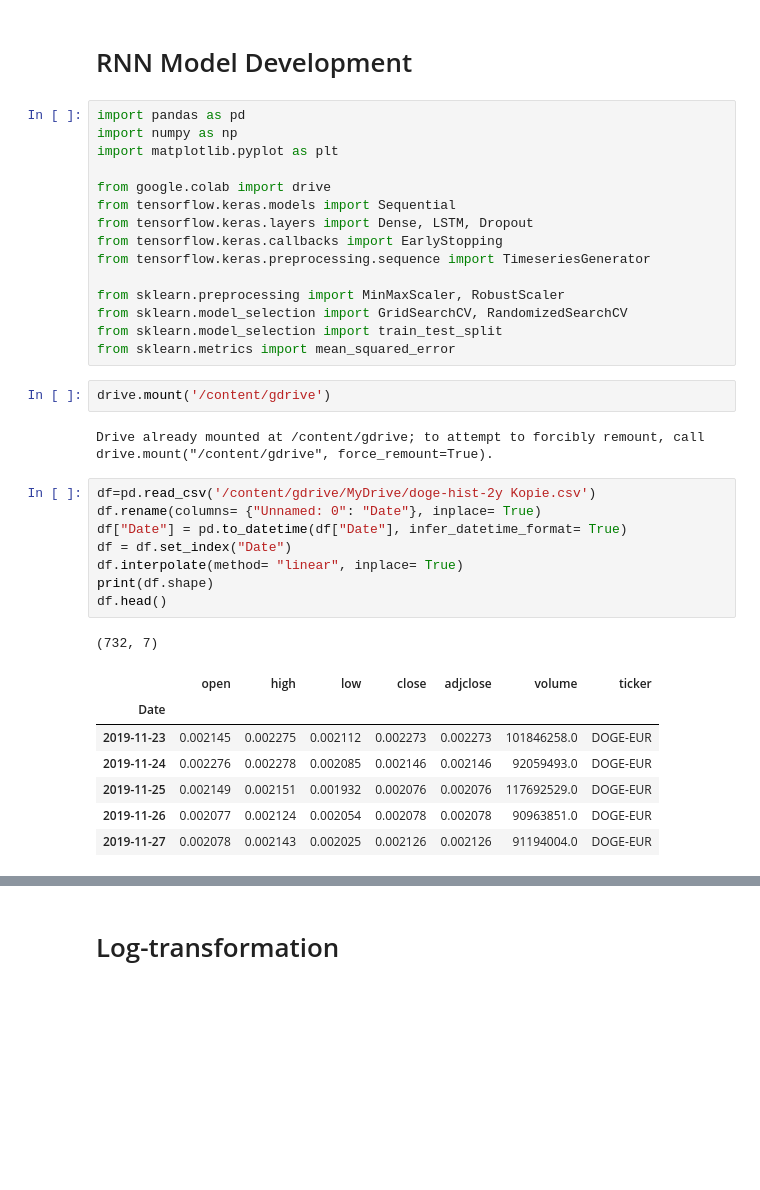
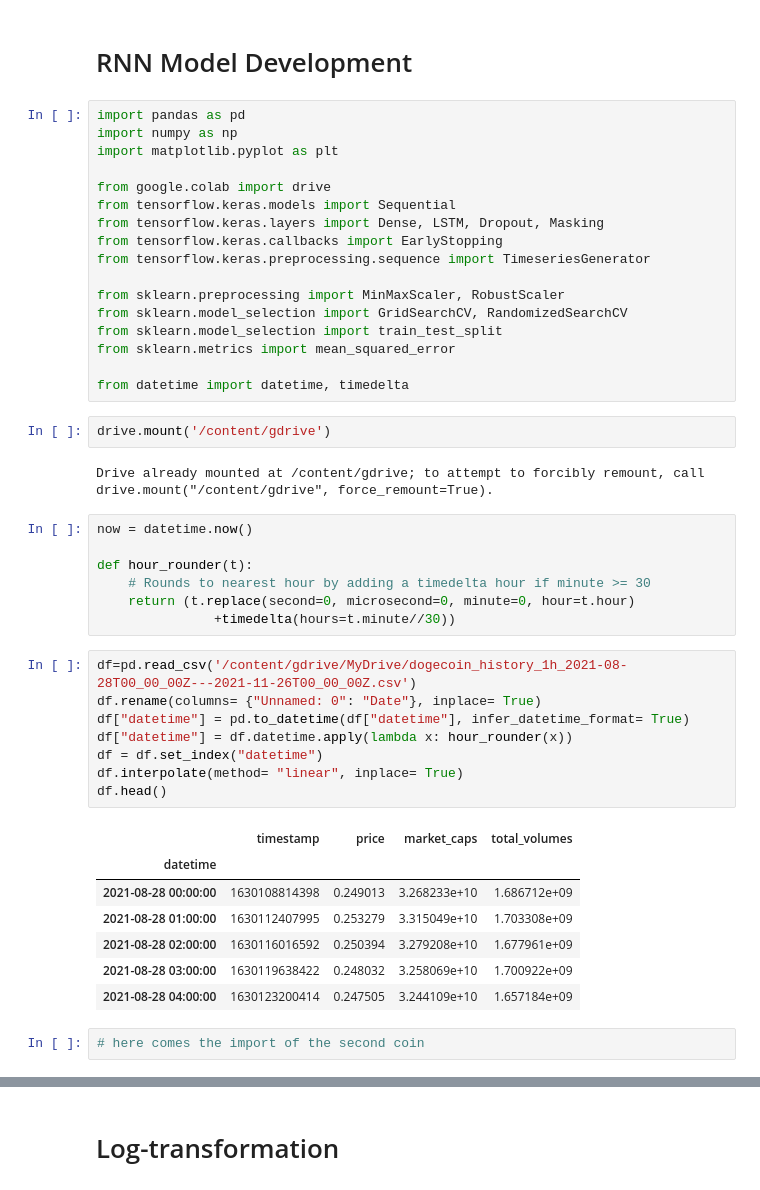
Before and after one commit to modverre/crypto_prediction, a Jupyter notebook: notebooks/RNN_Model_Env.ipynb, the cells around one changed output, grey strips where cells are left out. Cells and saved outputs as stored; diff of their text form; blank space fills up the shorter version.

```diff
--- a/notebooks/RNN_Model_Env.ipynb
+++ b/notebooks/RNN_Model_Env.ipynb
@@ -7,7 +7,7 @@ import matplotlib.pyplot as plt
 
 from google.colab import drive
 from tensorflow.keras.models import Sequential
-from tensorflow.keras.layers import Dense, LSTM, Dropout
+from tensorflow.keras.layers import Dense, LSTM, Dropout, Masking
 from tensorflow.keras.callbacks import EarlyStopping
 from tensorflow.keras.preprocessing.sequence import TimeseriesGenerator
 
@@ -15,25 +15,35 @@ from sklearn.preprocessing import MinMaxScaler, RobustScaler
 from sklearn.model_selection import GridSearchCV, RandomizedSearchCV
 from sklearn.model_selection import train_test_split
 from sklearn.metrics import mean_squared_error
+
+from datetime import datetime, timedelta
 # %%
 drive.mount('/content/gdrive')
 # %% [output]
 Drive already mounted at /content/gdrive; to attempt to forcibly remount, call drive.mount("/content/gdrive", force_remount=True).
+# %%
+now = datetime.now()
+
+def hour_rounder(t):
+    # Rounds to nearest hour by adding a timedelta hour if minute >= 30
+    return (t.replace(second=0, microsecond=0, minute=0, hour=t.hour)
+               +timedelta(hours=t.minute//30))
 # %%
-df=pd.read_csv('/content/gdrive/MyDrive/doge-hist-2y Kopie.csv')
+df=pd.read_csv('/content/gdrive/MyDrive/dogecoin_history_1h_2021-08-28T00_00_00Z---2021-11-26T00_00_00Z.csv')
 df.rename(columns= {"Unnamed: 0": "Date"}, inplace= True)
-df["Date"] = pd.to_datetime(df["Date"], infer_datetime_format= True)
-df = df.set_index("Date")
+df["datetime"] = pd.to_datetime(df["datetime"], infer_datetime_format= True)
+df["datetime"] = df.datetime.apply(lambda x: hour_rounder(x))
+df = df.set_index("datetime")
 df.interpolate(method= "linear", inplace= True)
-print(df.shape)
 df.head()
 # %% [output]
-(732, 7)
-|  | open | high | low | close | adjclose | volume | ticker |
-| Date |  |  |  |  |  |  |  |
-| 2019-11-23 | 0.002145 | 0.002275 | 0.002112 | 0.002273 | 0.002273 | 101846258.0 | DOGE-EUR |
-| 2019-11-24 | 0.002276 | 0.002278 | 0.002085 | 0.002146 | 0.002146 | 92059493.0 | DOGE-EUR |
-| 2019-11-25 | 0.002149 | 0.002151 | 0.001932 | 0.002076 | 0.002076 | 117692529.0 | DOGE-EUR |
-| 2019-11-26 | 0.002077 | 0.002124 | 0.002054 | 0.002078 | 0.002078 | 90963851.0 | DOGE-EUR |
-| 2019-11-27 | 0.002078 | 0.002143 | 0.002025 | 0.002126 | 0.002126 | 91194004.0 | DOGE-EUR |
+|  | timestamp | price | market_caps | total_volumes |
+| datetime |  |  |  |  |
+| 2021-08-28 00:00:00 | 1630108814398 | 0.249013 | 3.268233e+10 | 1.686712e+09 |
+| 2021-08-28 01:00:00 | 1630112407995 | 0.253279 | 3.315049e+10 | 1.703308e+09 |
+| 2021-08-28 02:00:00 | 1630116016592 | 0.250394 | 3.279208e+10 | 1.677961e+09 |
+| 2021-08-28 03:00:00 | 1630119638422 | 0.248032 | 3.258069e+10 | 1.700922e+09 |
+| 2021-08-28 04:00:00 | 1630123200414 | 0.247505 | 3.244109e+10 | 1.657184e+09 |
+# %%
+# here comes the import of the second coin
 # %%
```
Also changed, not shown: parts of 29 cells of this notebook, 2 other files.
